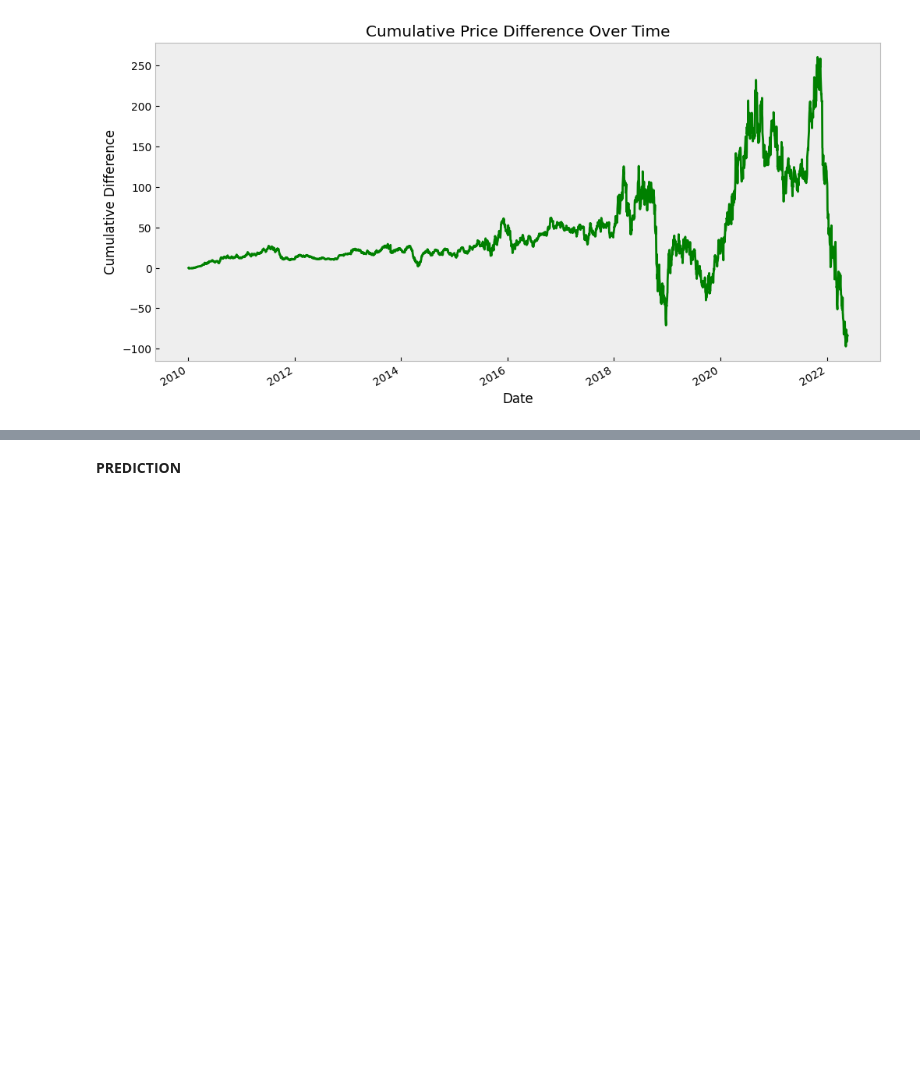
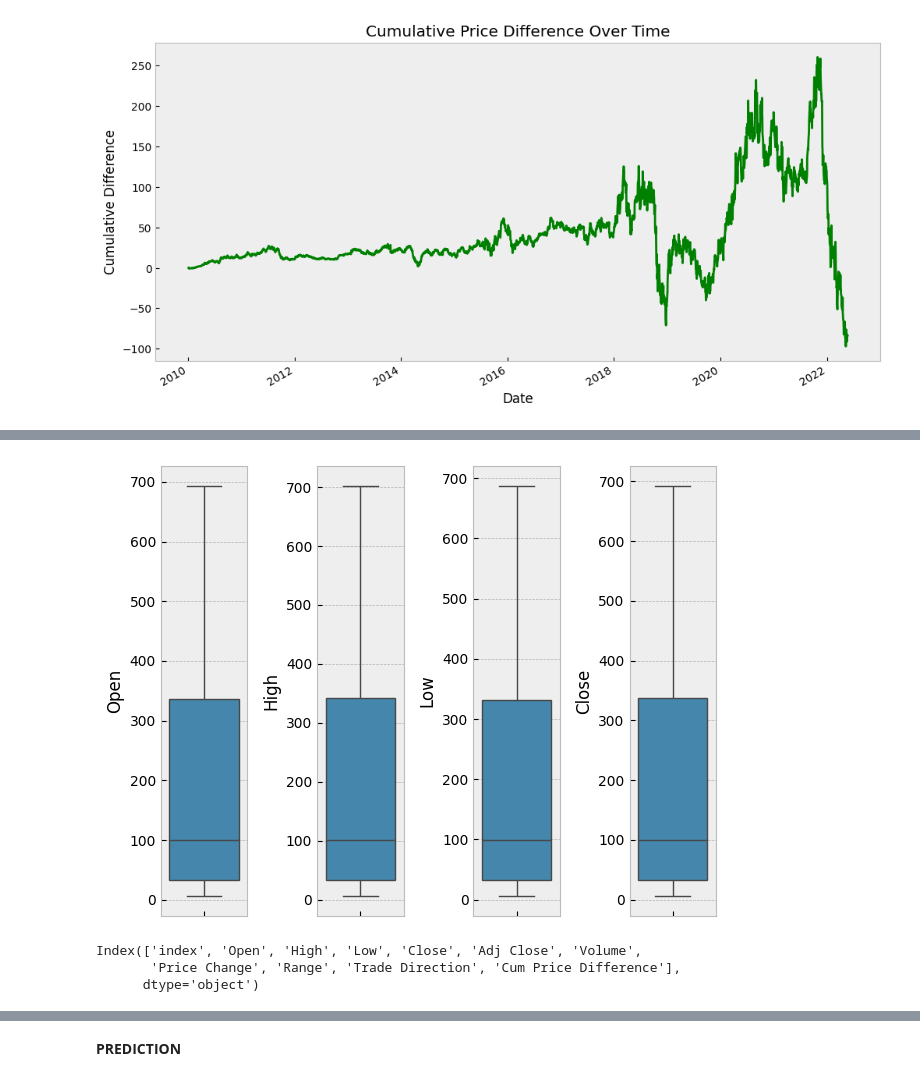
Before and after one commit to sahankrt20/AI-BOOTCAMP-PROJECT, a Jupyter notebook: stock_market_prediction.ipynb, the cells around one changed output, grey strips where cells are left out. Saved outputs shown, nothing was run; the diff lists cells and outputs as text; code cells hidden in the pictures; blank space fills up the shorter version.

```diff
--- a/stock_market_prediction.ipynb
+++ b/stock_market_prediction.ipynb
@@ -236,0 +253,15 @@ plt.show()
+# %%
+f,axes=plt.subplots(1,4)
+sns.boxplot(y='Open',data=df,ax=axes[0])
+sns.boxplot(y='High',data=df,ax=axes[1])
+sns.boxplot(y='Low',data=df,ax=axes[2])
+sns.boxplot(y='Close',data=df,ax=axes[3])
+plt.tight_layout()
+# %% [output]
+[figure, added]
+# %%
+df.columns
+# %% [output]
+Index(['index', 'Open', 'High', 'Low', 'Close', 'Adj Close', 'Volume',
+       'Price Change', 'Range', 'Trade Direction', 'Cum Price Difference'],
+      dtype='object')
```
Also changed, not shown: parts of 19 cells of this notebook.
